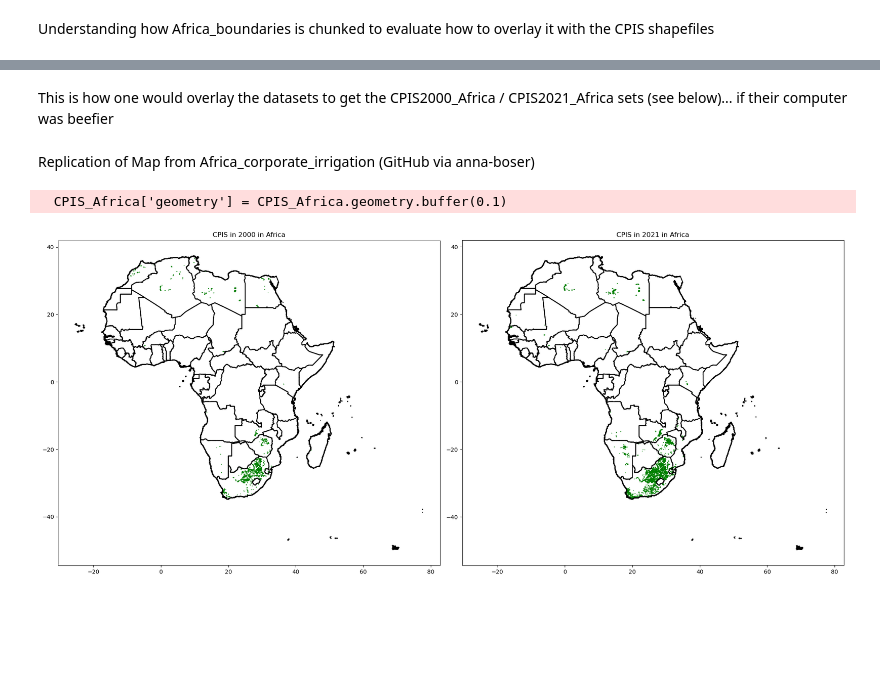
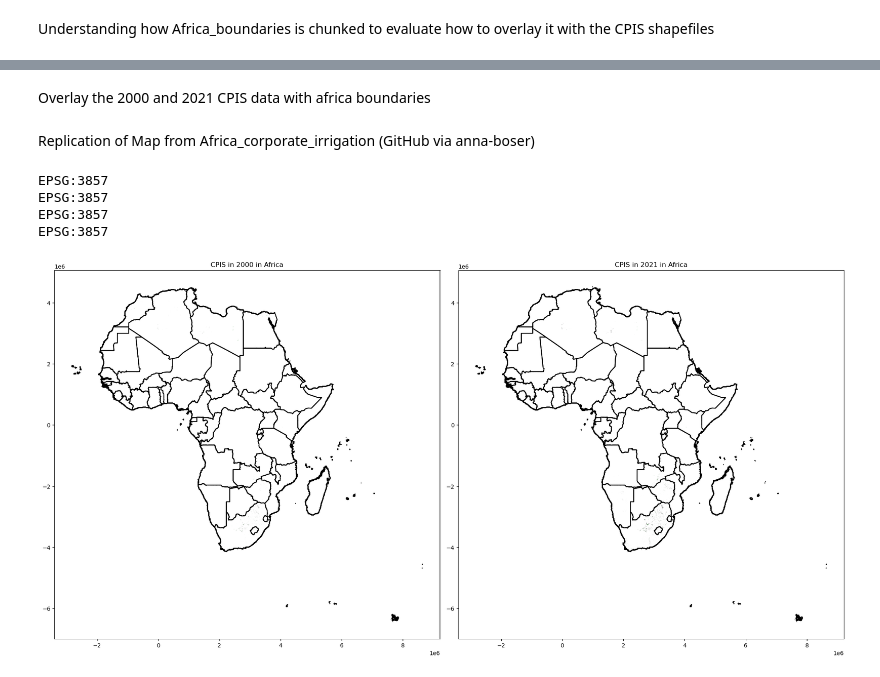
Before and after one commit to rellimylime/Africa_Irrigation, a Jupyter notebook: Code/0_process_data/1_CPIS_by_country.ipynb, the cells around one changed output, grey strips where cells are left out. Saved outputs shown, nothing was run; the diff lists cells and outputs as text; code cells hidden in the pictures; blank space fills up the shorter version.

```diff
--- a/Code/0_process_data/1_CPIS_by_country.ipynb
+++ b/Code/0_process_data/1_CPIS_by_country.ipynb
@@ -14,12 +17,8 @@ Understanding how Africa_boundaries is chunked to evaluate how to overlay it wit
 # %%
 Africa_boundaries = gpd.read_file(resolve_path(config['Africa_boundaries_shp_path']))
 
-Africa_boundaries.loc[Africa_boundaries['Country']=="Cape Verde", 'Country'] = "Cabo Verde"
+cPIS2000 = gpd.read_file(resolve_path(config['CPIS_2000_shp_path']))
+cPIS2021 = gpd.read_file(resolve_path(config['CPIS_2021_shp_path']))
 
-Africa_boundaries.to_file(resolve_path('Data/Raw/Africa_Boundaries-shp/Africa_Boundaries.shp'))
-
-#cPIS2000 = gpd.read_file(resolve_path(config['CPIS_2000_shp_path']))
-#cPIS2021 = gpd.read_file(resolve_path(config['CPIS_2021_shp_path']))
-
-#Africa_boundaries.plot()
-#plt.show()
+Africa_boundaries.plot()
+plt.show()
@@ -26,2 +26,0 @@ Africa_boundaries.to_file(resolve_path('Data/Raw/Africa_Boundaries-shp/Africa_Bo
-# %% [markdown]
-This is how one would overlay the datasets to get the CPIS2000_Africa / CPIS2021_Africa sets (see below)... if their computer was beefier
@@ -39,0 +27,2 @@ This is how one would overlay the datasets to get the CPIS2000_Africa / CPIS2021
+# %% [markdown]
+Overlay the 2000 and 2021 CPIS data with africa boundaries
@@ -42,30 +50,40 @@ Replication of Map from Africa_corporate_irrigation (GitHub via anna-boser)
 # %%
 CPIS_Africa = gpd.read_file(resolve_path(config['Africa_CPIS_shp_path']))
 CPIS2000_Africa = gpd.read_file(resolve_path(config['Africa_CPIS_2000_shp_path']))
 CPIS2021_Africa = gpd.read_file(resolve_path(config['Africa_CPIS_2021_shp_path']))
 
+CPIS_Africa = CPIS_Africa.to_crs(epsg=3857)
+Africa_boundaries_reproj = Africa_boundaries.to_crs(epsg=3857)
+print(CPIS_Africa.crs)
+print(CPIS2000_Africa.crs)
+print(CPIS2021_Africa.crs)
+print(Africa_boundaries_reproj.crs)
+
 # Buffer the geometry to make it more visible
-CPIS_Africa['geometry'] = CPIS_Africa.geometry.buffer(0.1)
+CPIS_Africa['geometry'] = CPIS_Africa.geometry.buffer(0.5)
 
 # Create a single plot with two facets
 fig, axes = plt.subplots(1, 2, figsize=(20, 10))
 
 # Plot the CPIS data for 2000
-Africa_boundaries.boundary.plot(ax=axes[0], color='black')
+Africa_boundaries_reproj.boundary.plot(ax=axes[0], color='black')
 CPIS_Africa[CPIS_Africa['Year'] == 2000].plot(ax=axes[0], color='green')
 axes[0].set_title('CPIS in 2000 in Africa')
 
 # Plot the CPIS data for 2021
-Africa_boundaries.boundary.plot(ax=axes[1], color='black')
+Africa_boundaries_reproj.boundary.plot(ax=axes[1], color='black')
 CPIS_Africa[CPIS_Africa['Year'] == 2021].plot(ax=axes[1], color='green')
 axes[1].set_title('CPIS in 2021 in Africa')
 
 # Adjust layout and show the plot
 plt.tight_layout()
 plt.show()
 
 #Save the combined figure
 #fig.savefig(utility.make_output_path('CPIS_2000_2021_Africa.png'))
 # %% [output]
-  CPIS_Africa['geometry'] = CPIS_Africa.geometry.buffer(0.1)
+EPSG:3857
+EPSG:3857
+EPSG:3857
+EPSG:3857
-[figure, old version]
+[figure, new version]
```
Also changed, not shown: parts of 7 cells of this notebook, 5 other files.
